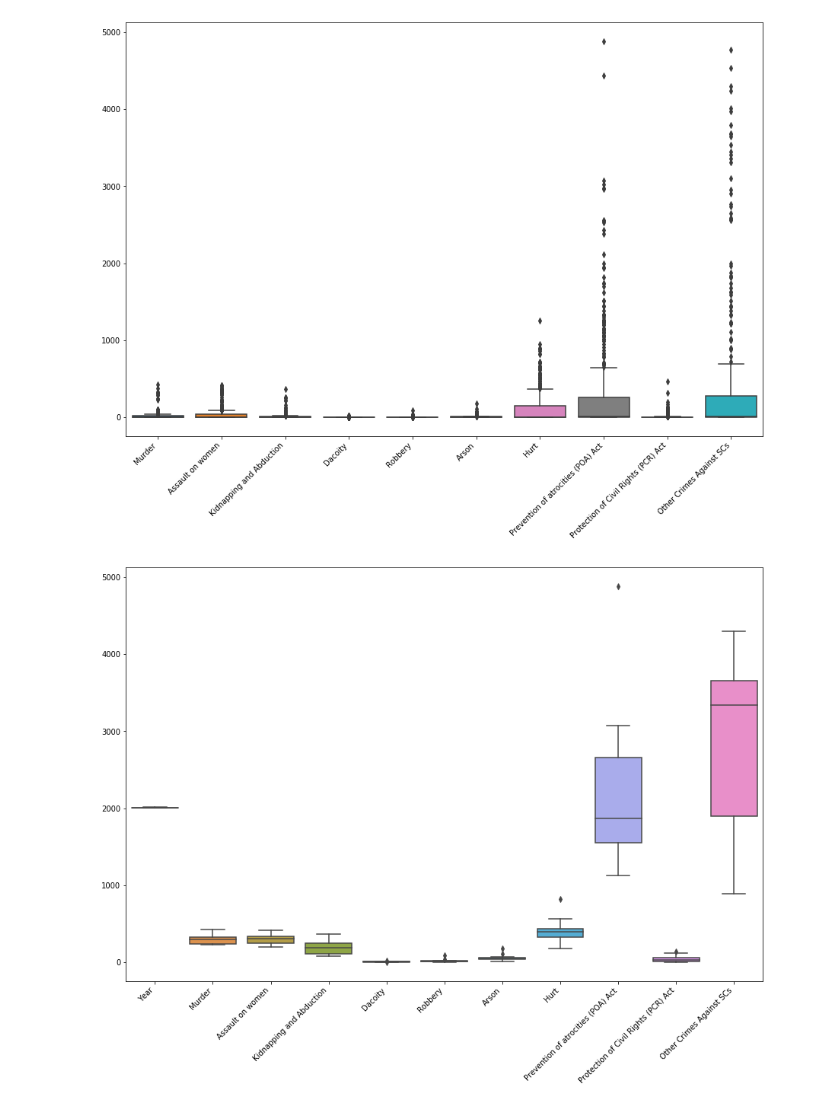
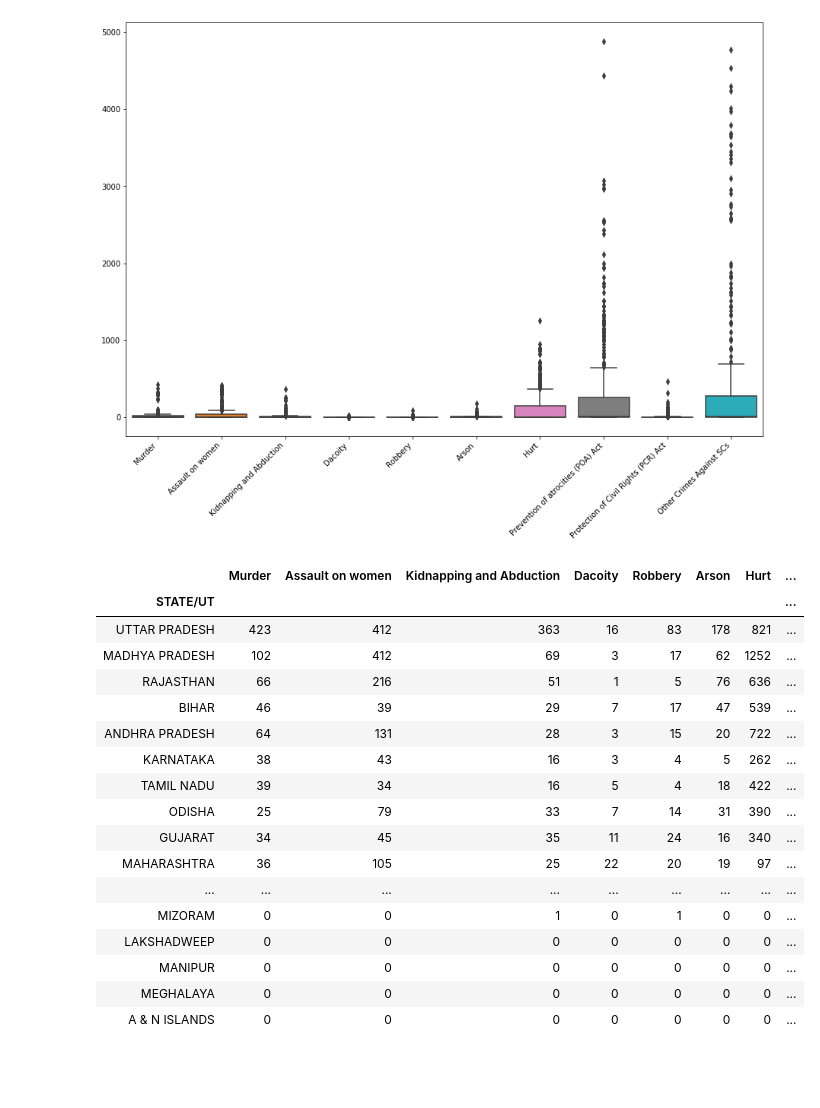
Before and after one commit to codeperfectplus/DataAnalysisWithJupyter, a Jupyter notebook: CrimeRateInINDIA Analysis/CrimeRateInINDIA.ipynb, the cells around one changed output. Saved outputs shown, nothing was run; the diff lists cells and outputs as text; code cells hidden in the pictures; blank space fills up the shorter version.

```diff
--- a/CrimeRateInINDIA Analysis/CrimeRateInINDIA.ipynb
+++ b/CrimeRateInINDIA Analysis/CrimeRateInINDIA.ipynb
@@ -82,15 +81,28 @@ for label in ax.get_xticklabels():
     label.set_rotation(45)
 # %% [output]
 [figure]
-# %%
-#state wise data set
-df = pd.read_csv('crime_by_state_rt.csv', index_col ='STATE/UT')
-df_up = df.loc['UTTAR PRADESH']
-# %%
-plt.figure(figsize=(15,10))
-ax =sns.boxplot(data=df_up)
-for label in ax.get_xticklabels():
-    label.set_ha("right")
-    label.set_rotation(45)
-# %% [output]
-[figure, removed]
+# %%
+df.loc[:,'TotalCrime'] = df.sum(numeric_only=True, axis=1) #dataframe with year index
+#df.loc['Column_Total']= df.sum(numeric_only=True, axis=0)
+# %%
+df_max = df.groupby(['STATE/UT']).max().sort_values(by='TotalCrime',ascending=False)
+df_max
+# %% [output]
+|  | Murder | Assault on women | Kidnapping and Abduction | Dacoity | Robbery | Arson | Hurt | ... |
+| STATE/UT |  |  |  |  |  |  |  | ... |
+| UTTAR PRADESH | 423 | 412 | 363 | 16 | 83 | 178 | 821 | ... |
+| MADHYA PRADESH | 102 | 412 | 69 | 3 | 17 | 62 | 1252 | ... |
+| RAJASTHAN | 66 | 216 | 51 | 1 | 5 | 76 | 636 | ... |
+| BIHAR | 46 | 39 | 29 | 7 | 17 | 47 | 539 | ... |
+| ANDHRA PRADESH | 64 | 131 | 28 | 3 | 15 | 20 | 722 | ... |
+| KARNATAKA | 38 | 43 | 16 | 3 | 4 | 5 | 262 | ... |
+| TAMIL NADU | 39 | 34 | 16 | 5 | 4 | 18 | 422 | ... |
+| ODISHA | 25 | 79 | 33 | 7 | 14 | 31 | 390 | ... |
+| GUJARAT | 34 | 45 | 35 | 11 | 24 | 16 | 340 | ... |
+| MAHARASHTRA | 36 | 105 | 25 | 22 | 20 | 19 | 97 | ... |
+| ... | ... | ... | ... | ... | ... | ... | ... | ... |
+| MIZORAM | 0 | 0 | 1 | 0 | 1 | 0 | 0 | ... |
+| LAKSHADWEEP | 0 | 0 | 0 | 0 | 0 | 0 | 0 | ... |
+| MANIPUR | 0 | 0 | 0 | 0 | 0 | 0 | 0 | ... |
+| MEGHALAYA | 0 | 0 | 0 | 0 | 0 | 0 | 0 | ... |
+| A & N ISLANDS | 0 | 0 | 0 | 0 | 0 | 0 | 0 | ... |
```
Also changed, not shown: parts of 14 cells of this notebook, 5 other files.
